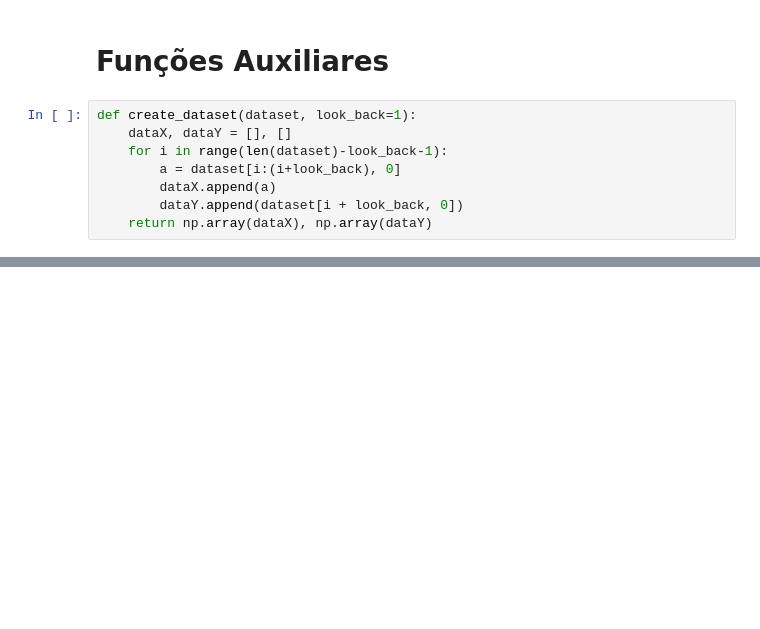
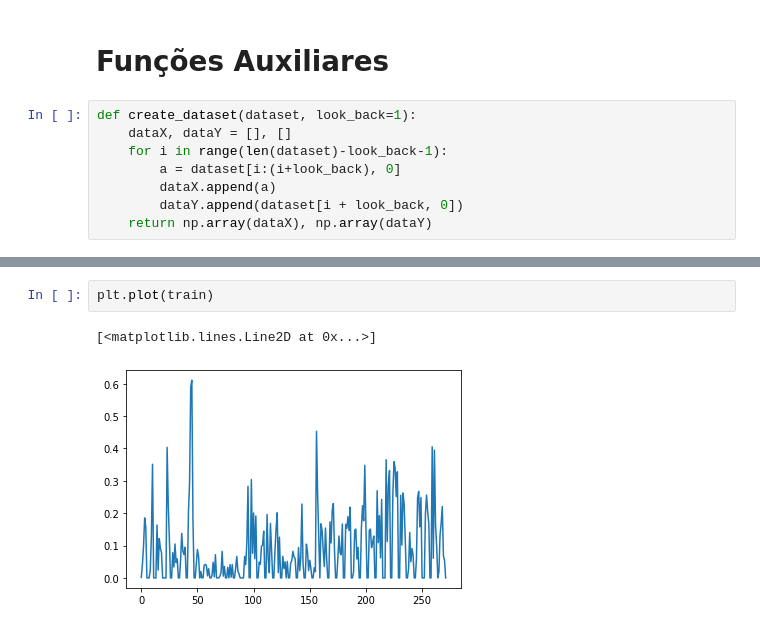
Before and after one commit to hgf777-br/trabalho-final-bootcamp, a Jupyter notebook: Ex4-hgf.ipynb, the cells around one changed output, grey strips where cells are left out. Drawn from its saved outputs; the diff is of its cells as text; blank space fills up the shorter version.

```diff
--- a/Ex4-hgf.ipynb
+++ b/Ex4-hgf.ipynb
@@ -31,0 +206,5 @@ def create_dataset(dataset, look_back=1):
+# %%
+plt.plot(train)
+# %% [output]
+[<matplotlib.lines.Line2D at 0x...>]
+[figure, added]
```
Also changed, not shown: parts of 30 cells of this notebook, 3 other files.
